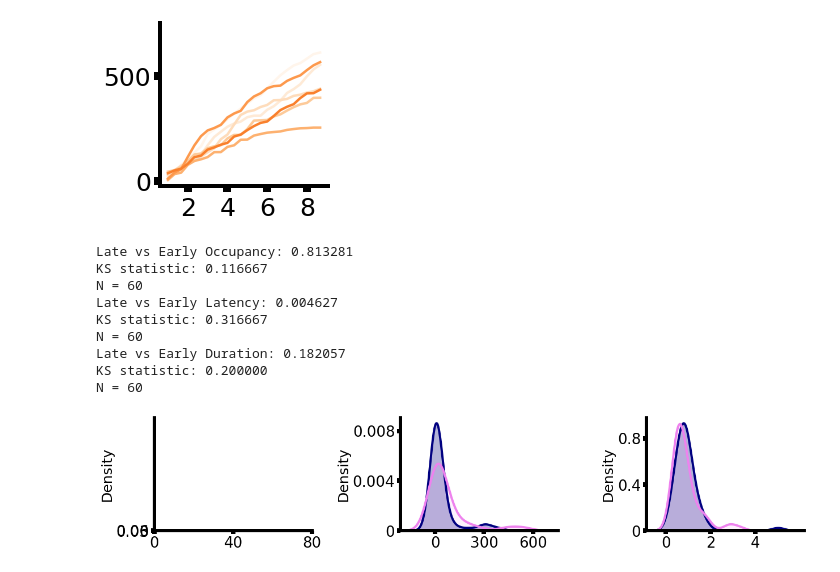
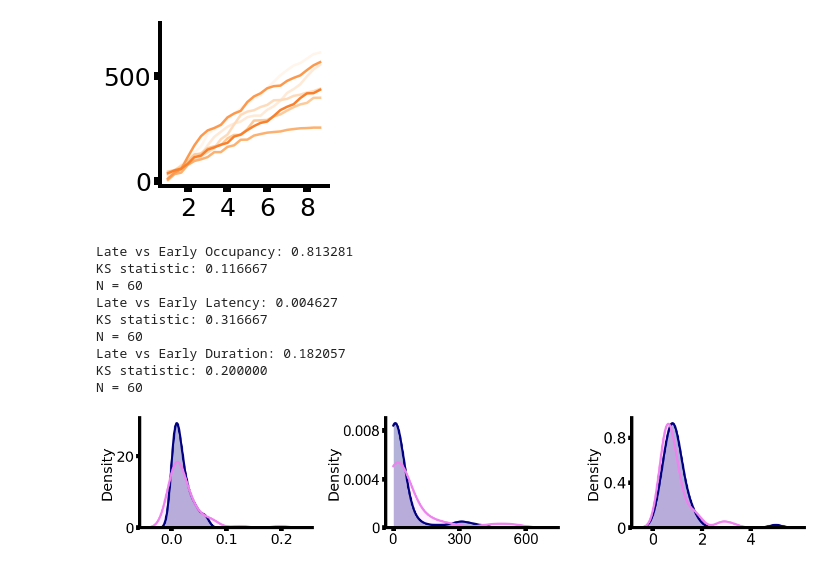
Before and after one commit to FalknerLab/AggressionObservation, a Jupyter notebook: figures/Fig1_FullBehaviorAnalysis.ipynb, the cells around one changed output. Cells and saved outputs as stored; diff of their text form; code cells hidden in the pictures.

```diff
--- a/figures/Fig1_BehaviorAnalysis.ipynb
+++ b/figures/Fig1_FullBehaviorAnalysis.ipynb
@@ -458,11 +535,11 @@ cd1_obs_persistence = np.where(np.isnan(cd1_obs_persistence), 0, cd1_obs_persist
 cd1_non_persistence = np.where(np.isnan(cd1_non_persistence), 0, cd1_non_persistence)
 
 ### plotting
-fig, axs = plt.subplots(figsize=(2.5* n_clusters, 8))  # Adjust figure size as needed
+fig, axs = plt.subplots(figsize=(2.5 * n_clusters, 8))  # Adjust figure size as needed
 
 for i in np.arange(n_clusters):
     data_to_plot = [cd1_agg_persistence[i], cd1_obs_persistence[i], cd1_non_persistence[i]]
-    print('Cluster %i occupancies' % (i+1))
+    print('Cluster %i occupancies' % (i + 1))
     run_cluster_stats(data_to_plot)
 
     # Calculate positions for this cluster's boxplots
@@ -472,7 +549,7 @@ for i in np.arange(n_clusters):
     box = plt.boxplot(data_to_plot, positions=positions, patch_artist=True, widths=0.6)  # Adjust widths as needed
 
     # Customize boxplots
-    colors = ['red', 'orange', 'gray']
+    colors = ['darkorange', 'magenta', 'gray']
     for patch, color in zip(box['boxes'], colors):
         patch.set_edgecolor(color)
         patch.set_facecolor('white')
@@ -484,7 +561,9 @@ for i in np.arange(n_clusters):
     for cap in box['caps']:
         cap.set_linewidth(5)
 
-
+    # Plot individual data points
+    for j, data in enumerate(data_to_plot):
+        plt.scatter(np.full_like(data, positions[j]), data, color=colors[j], edgecolor='black', zorder=2, s=100, alpha=0.6)
 
 # Set a common title and other figure-level customizations
 sns.despine()
@@ -493,6 +572,8 @@ plt.xticks(np.linspace(2, 50, 13), np.arange(1, 14), fontsize=50)
 
 # Adjust layout
 plt.tight_layout()
-# plt.savefig('.\\figures\\cluster_persistences.svg')
+
+# plt.savefig('.\\figures\\cluster_persistence.svg')
+plt.show()
 # %% [output]
 Cluster 1 occupancies
@@ -2147,10 +2232,6 @@ sns.kdeplot(late_occupancies, ax=ax[0], color='navy', multiple='layer', fill=Tru
 sns.kdeplot(late_occupancies, ax=ax[0], color='navy', lw=lw)
 sns.kdeplot(early_occupancies, ax=ax[0], color='violet', multiple='layer', fill=True, alpha=0.1, lw=0)
 sns.kdeplot(early_occupancies, ax=ax[0], color='violet', lw=lw)
-ax[0].set_yticks([0, 0.03, 0.06])
-ax[0].set_yticklabels([0, 0.03, 0.06], fontsize=26)
-ax[0].set_xticks([0, 40, 80])
-ax[0].set_xticklabels([0, 40, 80], fontsize=26)
 KS, p_value = ks_2samp(late_occupancies, early_occupancies)
 print('Late vs Early Occupancy: %f' % (p_value))
 print('KS statistic: %f' % (KS))
@@ -2158,47 +2239,47 @@ print('N = %d' % (len(early_occupancies)))
 ###
 late_latencies = agg_latencies[:, late_period[0]:late_period[1]].flatten()
 early_latencies = agg_latencies[:, early_period[0]:early_period[1]].flatten()
-sns.kdeplot(late_latencies, ax=ax[1], color='navy', multiple='layer', fill=True, alpha=0.3, lw=0)
-sns.kdeplot(late_latencies, ax=ax[1], color='navy', lw=lw)
-sns.kdeplot(early_latencies, ax=ax[1], color='violet', multiple='layer', fill=True, alpha=0.1, lw=0)
-sns.kdeplot(early_latencies, ax=ax[1], color='violet', lw=lw)
+sns.kdeplot(late_latencies, ax=ax[1], color='navy', multiple='layer', fill=True, alpha=0.3, lw=0, clip=(0, None))
+sns.kdeplot(late_latencies, ax=ax[1], color='navy', lw=lw, clip=(0, None))
+sns.kdeplot(early_latencies, ax=ax[1], color='violet', multiple='layer', fill=True, alpha=0.1, lw=0, clip=(0, None))
+sns.kdeplot(early_latencies, ax=ax[1], color='violet', lw=lw, clip=(0, None))
 ax[1].set_yticks([0, 0.004, 0.008])
-ax[1].set_yticklabels([0, 0.004, 0.008], fontsize=26)
+ax[1].set_yticklabels([0, 0.004, 0.008], fontsize=26, fontfamily='Arial')
 ax[1].set_xticks([0, 300, 600])
-ax[1].set_xticklabels([0, 300, 600], fontsize=26)
+ax[1].set_xticklabels([0, 300, 600], fontsize=26, fontfamily='Arial')
 KS, p_value = ks_2samp(late_latencies, early_latencies)
 print('Late vs Early Latency: %f' % (p_value))
 print('KS statistic: %f' % (KS))
 print('N = %d' % (len(early_latencies)))
 ###
 late_durations = agg_durations[:, late_period[0]:late_period[1]].flatten()
 early_durations = agg_durations[:, early_period[0]:early_period[1]].flatten()
 sns.kdeplot(late_durations, ax=ax[2], color='navy', multiple='layer', fill=True, alpha=0.3, lw=0)
 sns.kdeplot(late_durations, ax=ax[2], color='navy', lw=lw)
 sns.kdeplot(early_durations, ax=ax[2], color='violet', multiple='layer', fill=True, alpha=0.1, lw=0)
 sns.kdeplot(early_durations, ax=ax[2], color='violet', lw=lw)
 ax[2].set_yticks([0, 0.4, 0.8])
 ax[2].set_yticklabels([0, 0.4, 0.8], fontsize=26)
 ax[2].set_xticks([0, 2,4])
 ax[2].set_xticklabels([0, 2,4], fontsize=26)
 KS, p_value = ks_2samp(late_durations, early_durations)
 print('Late vs Early Duration: %f' % (p_value))
 print('KS statistic: %f' % (KS))
 print('N = %d' % (len(early_durations)))
 plt.tight_layout()
 sns.despine()
 # plt.savefig('.\\figures\\agg_attack_distributions.svg', dpi=300, bbox_inches='tight')
 # %% [output]
 Late vs Early Occupancy: 0.813281
 KS statistic: 0.116667
 N = 60
 Late vs Early Latency: 0.004627
 KS statistic: 0.316667
 N = 60
 Late vs Early Duration: 0.182057
 KS statistic: 0.200000
 N = 60
-[figure, old version]
+[figure, new version]
 # %%
 from scipy.stats import sem
 sns.set_context(rc={'lines.linewidth': 2.5,
```
Also changed, not shown: parts of 10 cells of this notebook.
